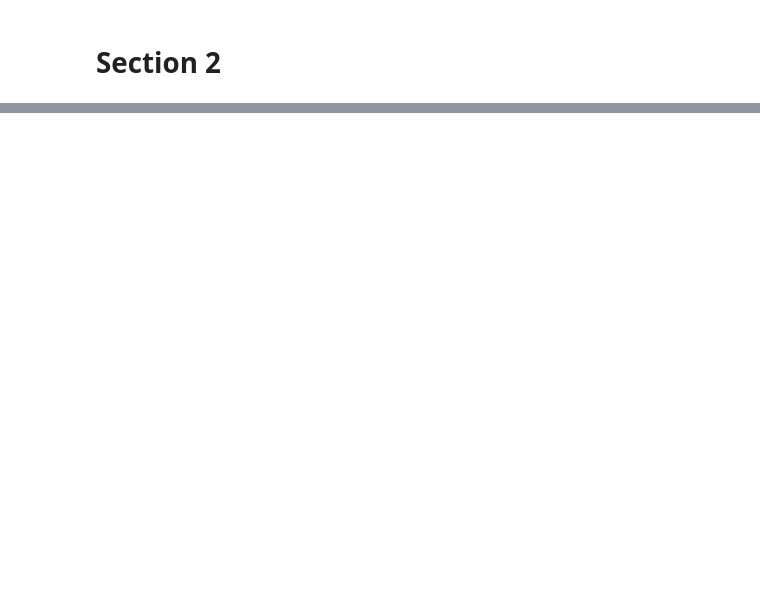
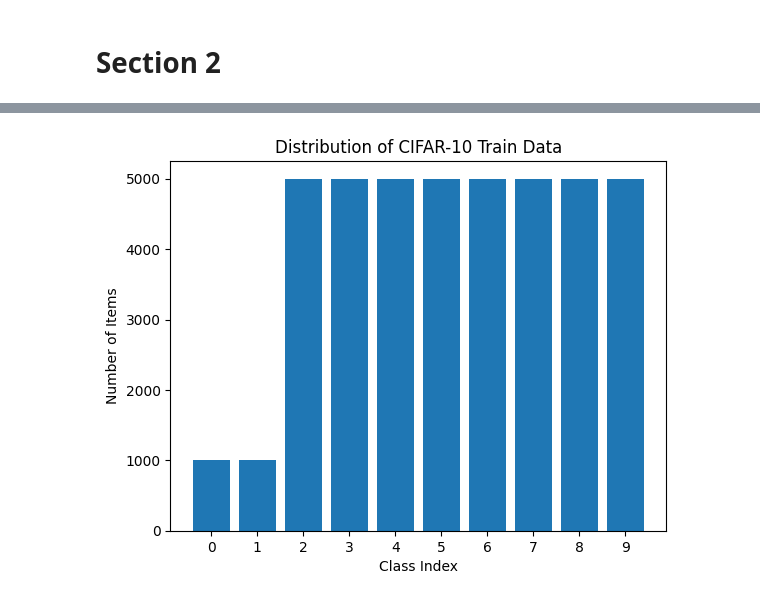
Before and after one commit to alimrn001/AI-CA5, a Jupyter notebook: Phase-2/CA5-P2.ipynb, the cells around one changed output, grey strips where cells are left out. Saved outputs shown, nothing was run; the diff lists cells and outputs as text; code cells hidden in the pictures; blank space fills up the shorter version.

```diff
--- a/Phase-2/CA5-P2.ipynb
+++ b/Phase-2/CA5-P2.ipynb
@@ -223,0 +249,29 @@ weighted avg       0.74      0.74      0.74     10000
+# %%
+# Define the fraction of samples to keep
+frac = 0.2
+
+# Filter out the indices of the first and second classes
+idx_to_keep = []
+for i in range(classes_num):
+    idx_class_i = np.where(y_train[:,i]==1)[0]
+    if i in [0,1]:
+        # Randomly sample 20% of the indices to keep
+        n_to_keep = int(frac*len(idx_class_i))
+        idx_to_keep.extend(np.random.choice(idx_class_i, size=n_to_keep, replace=False))
+    else:
+        # Keep all the indices for other classes
+        idx_to_keep.extend(idx_class_i)
+
+# Sort the indices to keep and select the corresponding data
+idx_to_keep = np.sort(idx_to_keep)
+x_train_new = x_train[idx_to_keep]
+y_train_new = y_train[idx_to_keep]
+
+# class_indices = np.where(y_train[:,0] == 1)[0]
+
+# # Randomly select 20% of the identified indices to keep
+# keep_indices = np.random.choice(class_indices, size=round(0.2*len(class_indices)), replace=False)
+
+# # Use boolean indexing to select only the chosen indices for the first class and all the indices for the other classes
+# new_x_train = np.concatenate([x_train[keep_indices], x_train[y_train[:,0] != 1]])
+# new_y_train = np.concatenate([y_train[keep_indices], y_train[y_train[:,0] != 1]])
@@ -223,0 +281,15 @@ weighted avg       0.74      0.74      0.74     10000
+# %%
+class_counts = [0] * 10
+for i in range(len(y_train_new)):
+    class_index = tf.argmax(y_train_new[i]).numpy()
+    class_counts[class_index] += 1
+
+# Plot the distribution
+plt.bar(range(10), class_counts)
+plt.xticks(range(10))
+plt.title('Distribution of CIFAR-10 Train Data')
+plt.xlabel('Class Index')
+plt.ylabel('Number of Items')
+plt.show()
+# %% [output]
+[figure, added]
```
Also changed, not shown: parts of 10 cells of this notebook.
